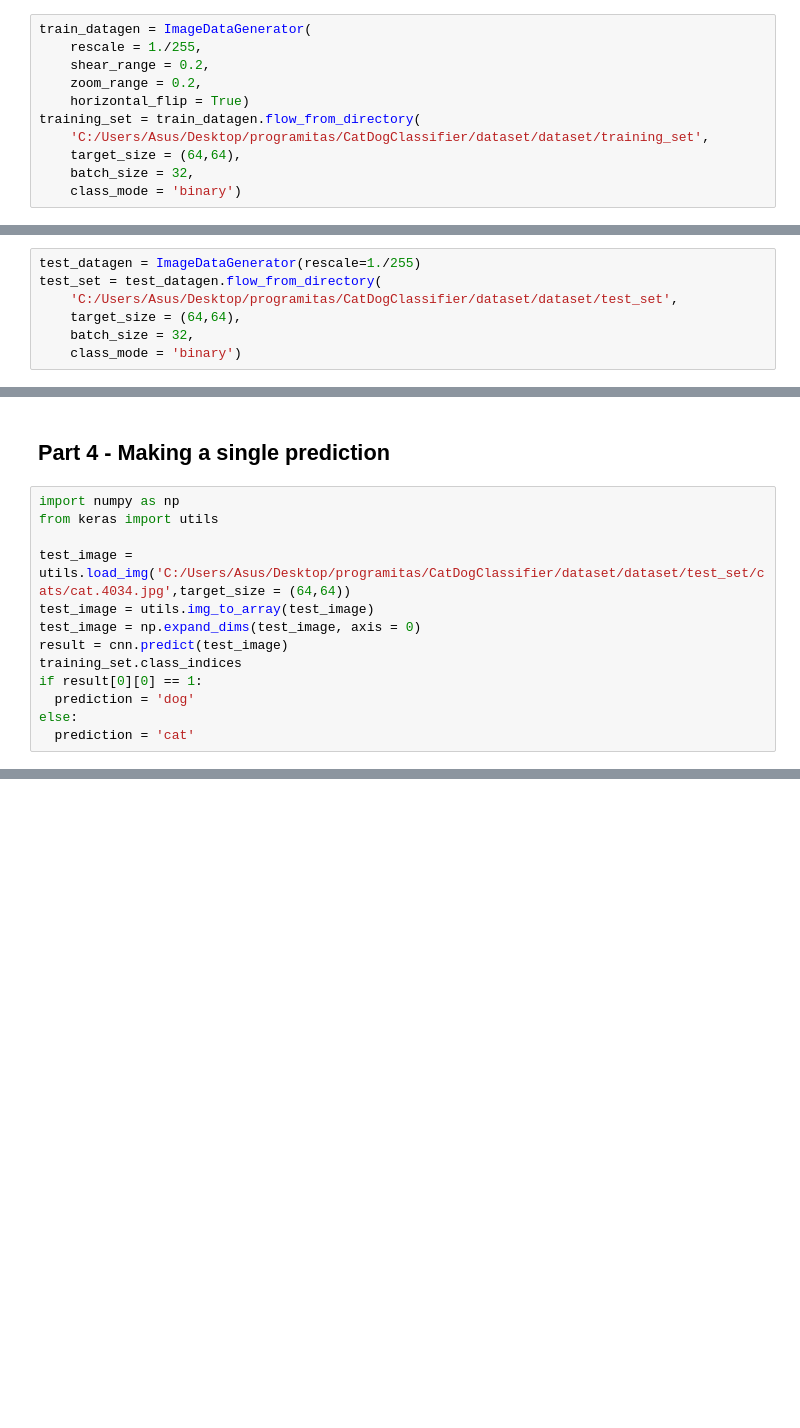
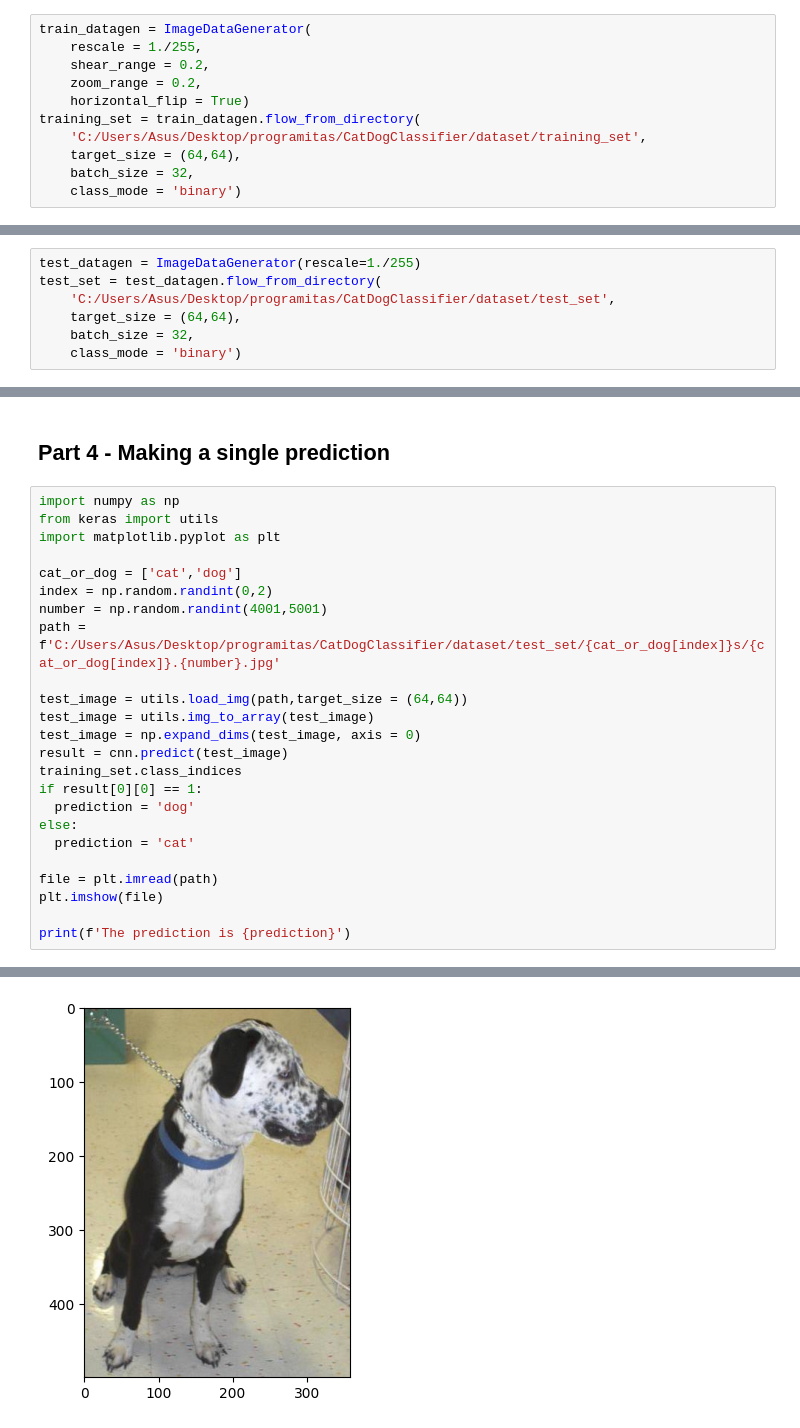
Before and after one commit to Misley-tech/Programitas, a Jupyter notebook: CatDogClassifier/CatDogClassifier.ipynb, the cells around one changed output, grey strips where cells are left out. Saved outputs shown, nothing was run; the diff lists cells and outputs as text; blank space fills up the shorter version.

```diff
--- a/CatDogClassifier/CatDogClassifier.ipynb
+++ b/CatDogClassifier/CatDogClassifier.ipynb
@@ -20,7 +20,7 @@ train_datagen = ImageDataGenerator(
     zoom_range = 0.2,
     horizontal_flip = True)
 training_set = train_datagen.flow_from_directory(
-    'C:/Users/Asus/Desktop/programitas/CatDogClassifier/dataset/dataset/training_set',
+    'C:/Users/Asus/Desktop/programitas/CatDogClassifier/dataset/training_set',
     target_size = (64,64),
     batch_size = 32,
     class_mode = 'binary')
@@ -31,7 +31,7 @@ Found 8000 images belonging to 2 classes.
 # %%
 test_datagen = ImageDataGenerator(rescale=1./255)
 test_set = test_datagen.flow_from_directory(
-    'C:/Users/Asus/Desktop/programitas/CatDogClassifier/dataset/dataset/test_set',
+    'C:/Users/Asus/Desktop/programitas/CatDogClassifier/dataset/test_set',
     target_size = (64,64),
     batch_size = 32,
     class_mode = 'binary')
@@ -102,8 +102,14 @@ Epoch 25/25
 # %%
 import numpy as np
 from keras import utils
+import matplotlib.pyplot as plt
 
-test_image = utils.load_img('C:/Users/Asus/Desktop/programitas/CatDogClassifier/dataset/dataset/test_set/cats/cat.4034.jpg',target_size = (64,64))
+cat_or_dog = ['cat','dog']
+index = np.random.randint(0,2)
+number = np.random.randint(4001,5001)
+path = f'C:/Users/Asus/Desktop/programitas/CatDogClassifier/dataset/test_set/{cat_or_dog[index]}s/{cat_or_dog[index]}.{number}.jpg'
+
+test_image = utils.load_img(path,target_size = (64,64))
 test_image = utils.img_to_array(test_image)
 test_image = np.expand_dims(test_image, axis = 0)
 result = cnn.predict(test_image)
@@ -112,4 +118,9 @@ if result[0][0] == 1:
   prediction = 'dog'
 else:
   prediction = 'cat'
+
+file = plt.imread(path)
+plt.imshow(file)
+
+print(f'The prediction is {prediction}')
 # %% [output]
@@ -116,0 +129 @@ else:
+[figure, added]
```
Also changed, not shown: parts of 4 cells of this notebook.
